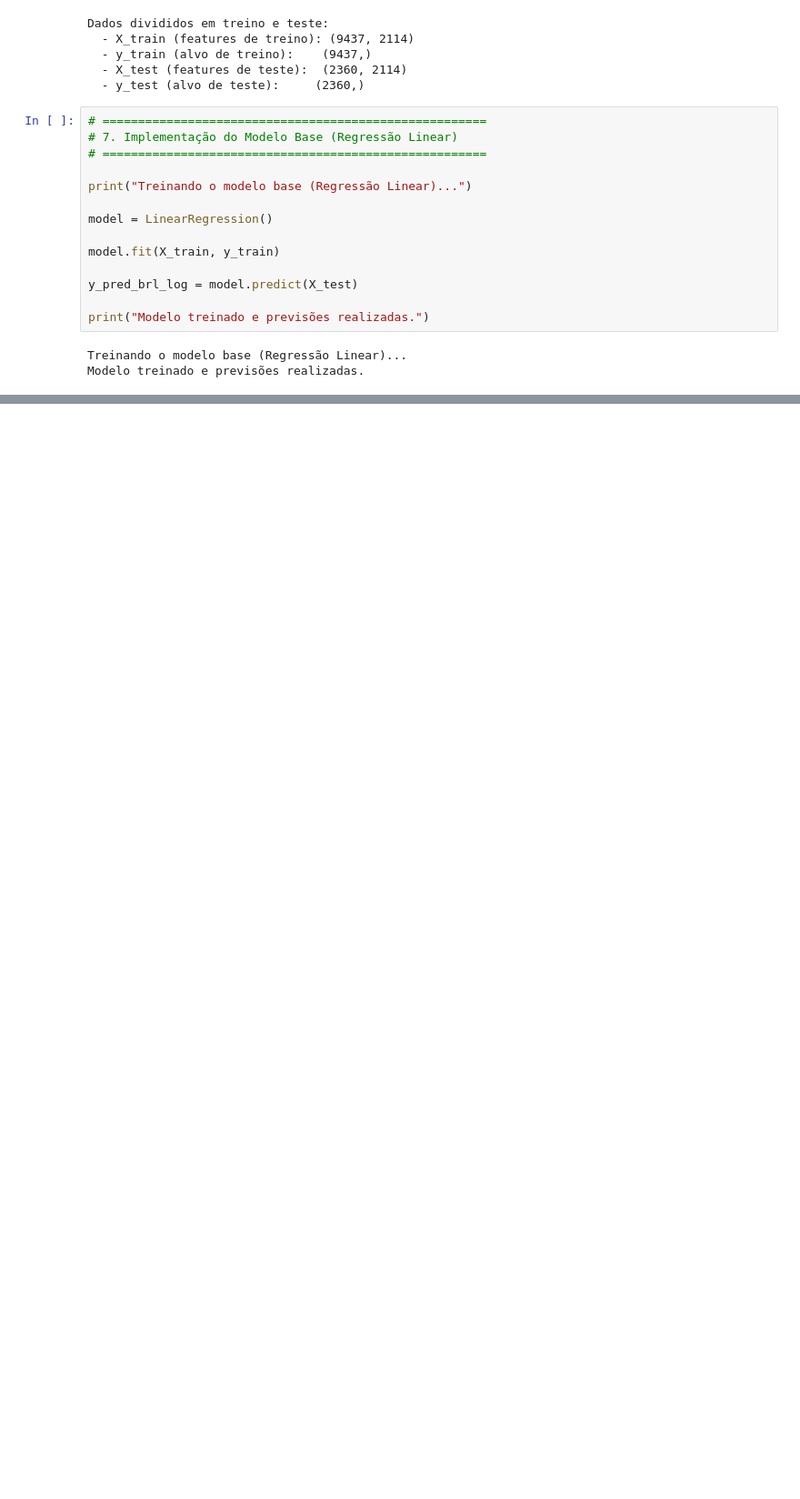
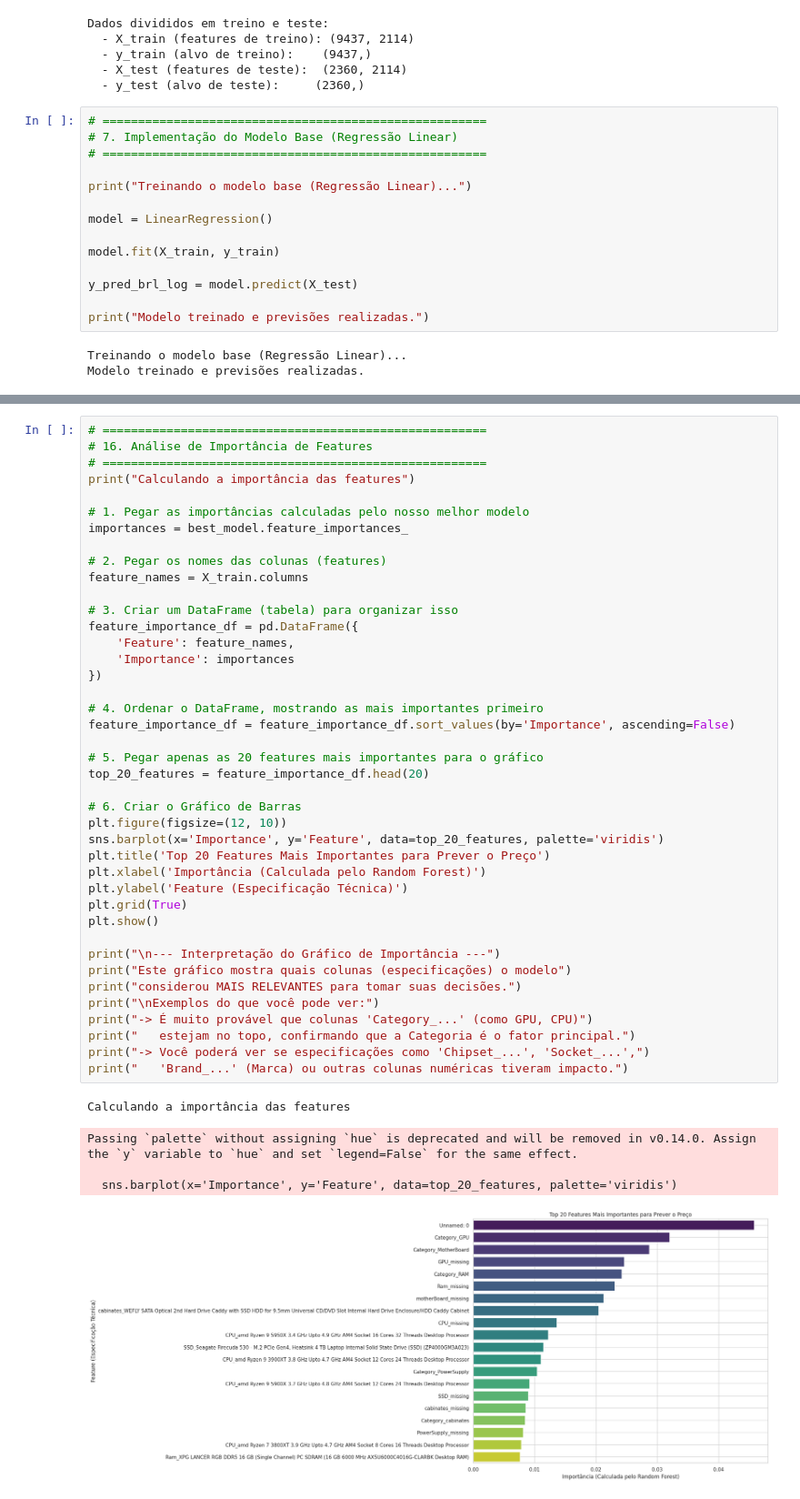
Before and after one commit to MateusBrunozi/PricePredictionPcComponentsEDA, a Jupyter notebook: PrediçãoDePreçoDeComponentesEDA.ipynb, the cells around one changed output, grey strips where cells are left out. Shown at 91% size. Cells and saved outputs as stored; diff of their text form; blank space fills up the shorter version.

```diff
--- a/PrediçãoDePreçoDeComponentesEDA.ipynb
+++ b/PrediçãoDePreçoDeComponentesEDA.ipynb
@@ -515,0 +737,47 @@ print(f"""
+# %%
+# ======================================================
+# 16. Análise de Importância de Features
+# ======================================================
+print("Calculando a importância das features")
+
+# 1. Pegar as importâncias calculadas pelo nosso melhor modelo
+importances = best_model.feature_importances_
+
+# 2. Pegar os nomes das colunas (features)
+feature_names = X_train.columns
+
+# 3. Criar um DataFrame (tabela) para organizar isso
+feature_importance_df = pd.DataFrame({
+    'Feature': feature_names,
+    'Importance': importances
+})
+
+# 4. Ordenar o DataFrame, mostrando as mais importantes primeiro
+feature_importance_df = feature_importance_df.sort_values(by='Importance', ascending=False)
+
+# 5. Pegar apenas as 20 features mais importantes para o gráfico
+top_20_features = feature_importance_df.head(20)
+
+# 6. Criar o Gráfico de Barras
+plt.figure(figsize=(12, 10))
+sns.barplot(x='Importance', y='Feature', data=top_20_features, palette='viridis')
+plt.title('Top 20 Features Mais Importantes para Prever o Preço')
+plt.xlabel('Importância (Calculada pelo Random Forest)')
+plt.ylabel('Feature (Especificação Técnica)')
+plt.grid(True)
+plt.show()
+
+print("\n--- Interpretação do Gráfico de Importância ---")
+print("Este gráfico mostra quais colunas (especificações) o modelo")
+print("considerou MAIS RELEVANTES para tomar suas decisões.")
+print("\nExemplos do que você pode ver:")
+print("-> É muito provável que colunas 'Category_...' (como GPU, CPU)")
+print("   estejam no topo, confirmando que a Categoria é o fator principal.")
+print("-> Você poderá ver se especificações como 'Chipset_...', 'Socket_...',")
+print("   'Brand_...' (Marca) ou outras colunas numéricas tiveram impacto.")
+# %% [output]
+Calculando a importância das features
+Passing `palette` without assigning `hue` is deprecated and will be removed in v0.14.0. Assign the `y` variable to `hue` and set `legend=False` for the same effect.
+
+  sns.barplot(x='Importance', y='Feature', data=top_20_features, palette='viridis')
+[figure, added]
```
Also changed, not shown: parts of 15 cells of this notebook.
